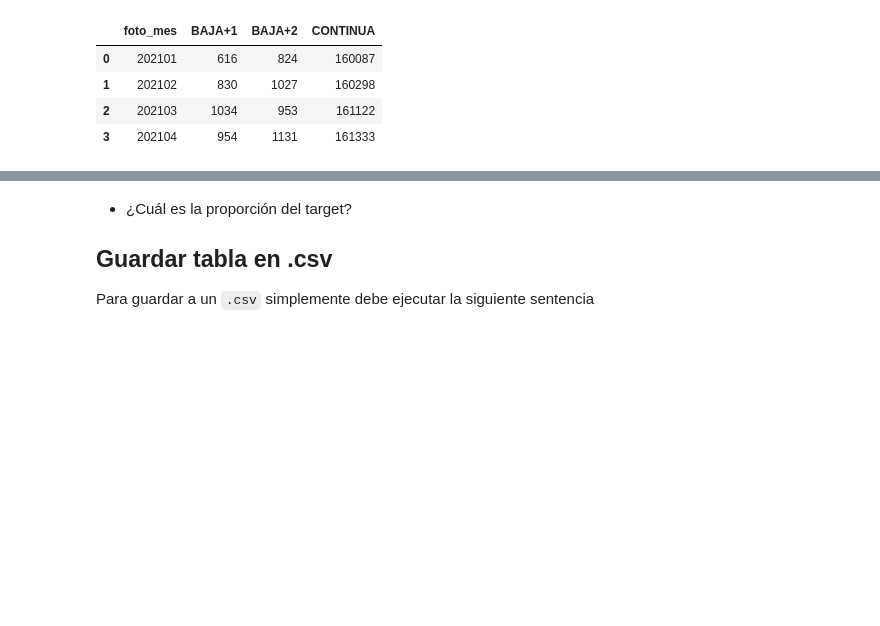
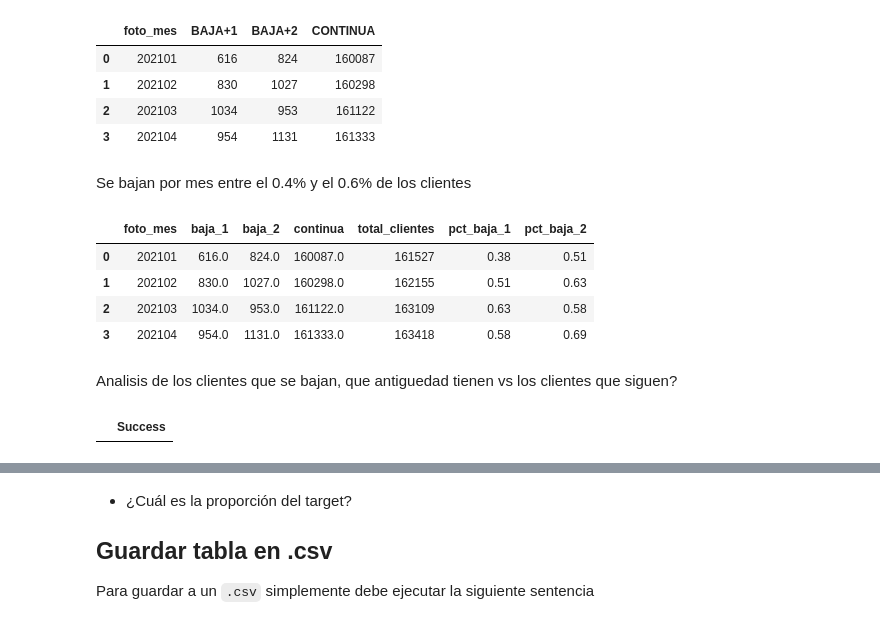
Before and after one commit to NicoCaricati/dmeyf2025, a Jupyter notebook: src/monday/z101_target_sql wkd.ipynb, the cells around one changed output, grey strips where cells are left out. Saved outputs shown, nothing was run; the diff lists cells and outputs as text; code cells hidden in the pictures; blank space fills up the shorter version.

```diff
--- a/src/monday/z101_target_sql wkd.ipynb
+++ b/src/monday/z101_target_sql wkd.ipynb
@@ -154,3 +160,36 @@ GROUP BY foto_mes
 | 1 | 202102 | 830 | 1027 | 160298 |
 | 2 | 202103 | 1034 | 953 | 161122 |
 | 3 | 202104 | 954 | 1131 | 161333 |
+# %% [markdown]
+Se bajan por mes entre el 0.4% y el 0.6% de los clientes
+# %%
+%%sql
+SELECT
+    foto_mes,
+    SUM(CASE WHEN target = 'BAJA+1' THEN 1 ELSE 0 END) AS baja_1,
+    SUM(CASE WHEN target = 'BAJA+2' THEN 1 ELSE 0 END) AS baja_2,
+    SUM(CASE WHEN target = 'CONTINUA' THEN 1 ELSE 0 END) AS continua,
+    COUNT(*) AS total_clientes,
+    ROUND(100.0 * SUM(CASE WHEN target = 'BAJA+1' THEN 1 ELSE 0 END) / COUNT(*), 2) AS pct_baja_1,
+    ROUND(100.0 * SUM(CASE WHEN target = 'BAJA+2' THEN 1 ELSE 0 END) / COUNT(*), 2) AS pct_baja_2
+FROM competencia_01
+GROUP BY foto_mes
+# %% [output]
+|  | foto_mes | baja_1 | baja_2 | continua | total_clientes | pct_baja_1 | pct_baja_2 |
+| 0 | 202101 | 616.0 | 824.0 | 160087.0 | 161527 | 0.38 | 0.51 |
+| 1 | 202102 | 830.0 | 1027.0 | 160298.0 | 162155 | 0.51 | 0.63 |
+| 2 | 202103 | 1034.0 | 953.0 | 161122.0 | 163109 | 0.63 | 0.58 |
+| 3 | 202104 | 954.0 | 1131.0 | 161333.0 | 163418 | 0.58 | 0.69 |
+# %% [markdown]
+Analisis de los clientes que se bajan, que antiguedad tienen vs los clientes que siguen?
+# %%
+%%sql
+create or replace table competencia_02 as (
+    select a.*, b.target
+    from competencia_01_crudo a
+    left join competencia_01 b
+    using (numero_de_cliente, foto_mes)
+    where a.foto_mes <= 202104
+)
+# %% [output]
+|  | Success |
```
Also changed, not shown: parts of 18 cells of this notebook, 1 other file.
